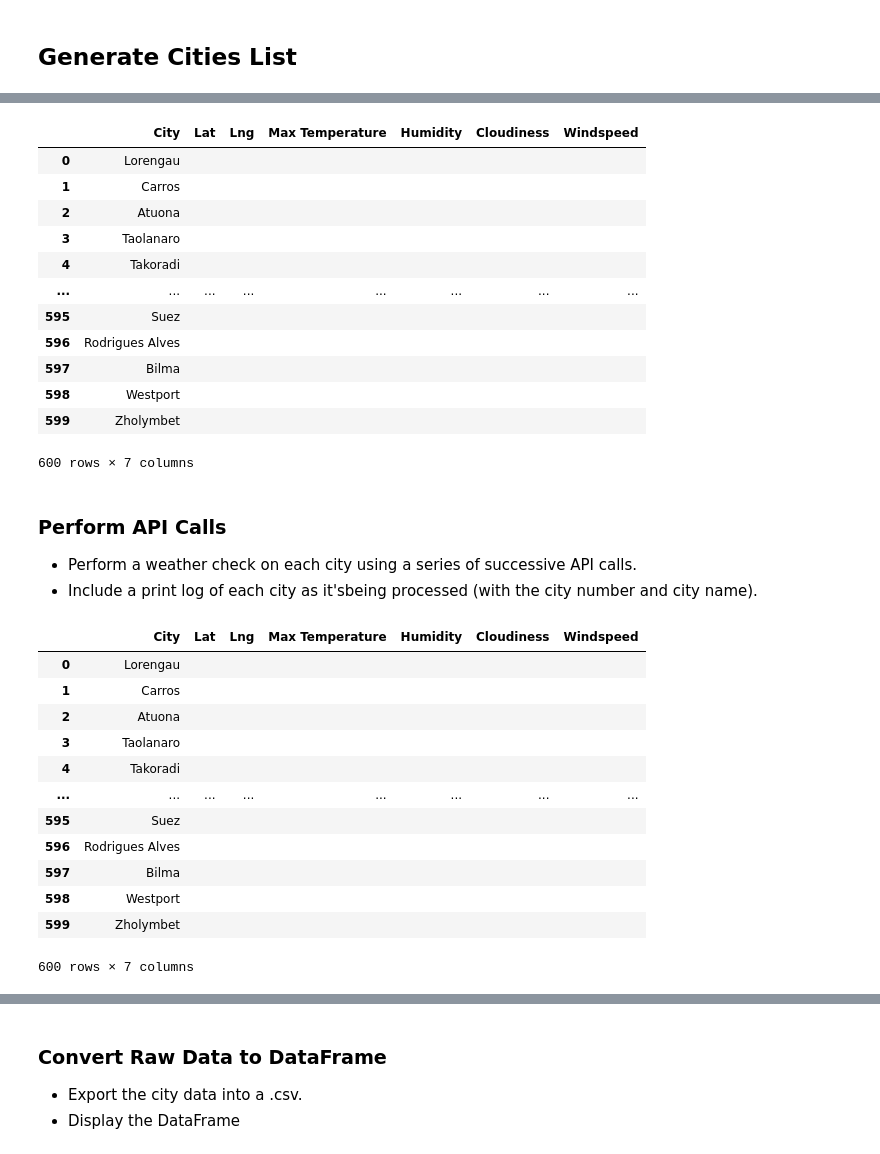
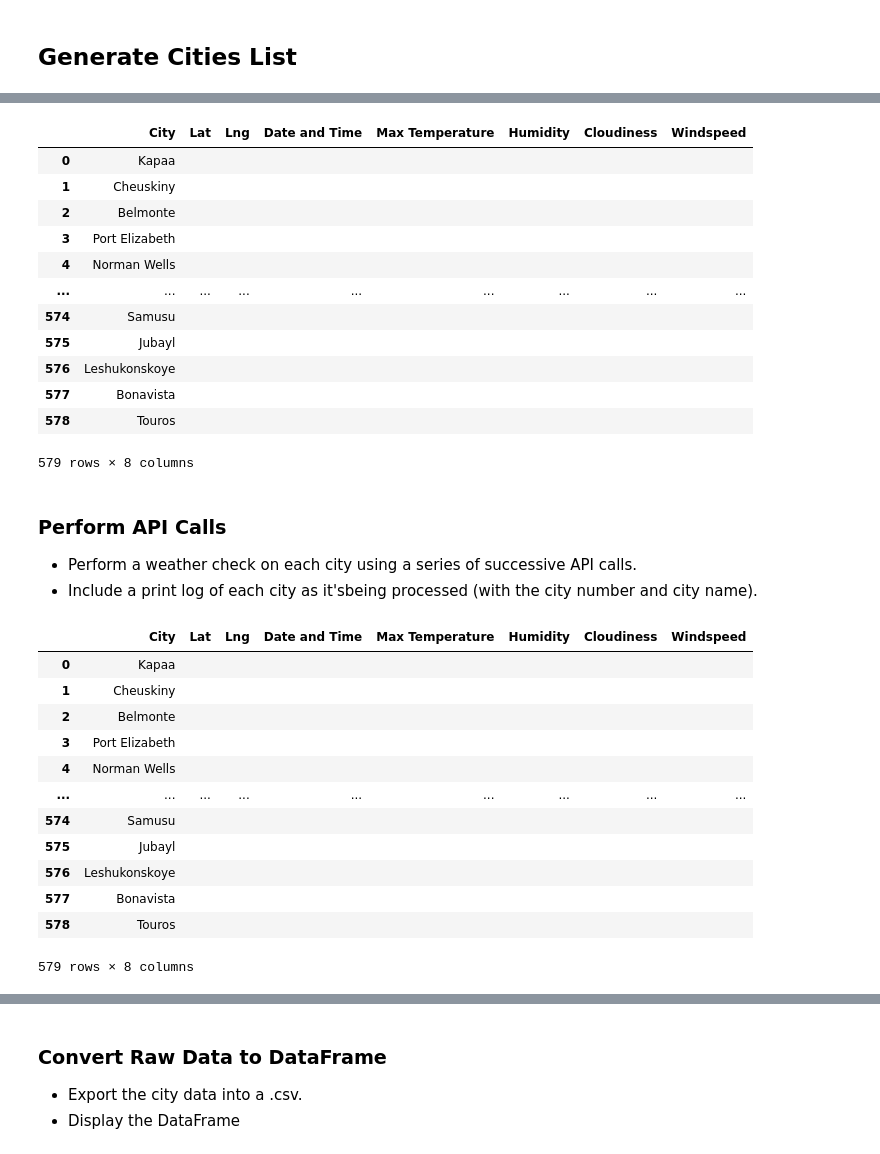
Before and after one commit to CCom20/api-challenge-python, a Jupyter notebook: weatherpy/starter_code/WeatherPy.ipynb, the cells around one changed output, grey strips where cells are left out. Saved outputs shown, nothing was run; the diff lists cells and outputs as text; code cells hidden in the pictures.

```diff
--- a/weatherpy/starter_code/WeatherPy.ipynb
+++ b/weatherpy/starter_code/WeatherPy.ipynb
@@ -58,29 +61,30 @@ len(cities_list)
 # %%
 # Create the Empty DataFrame for the API Calls: Columns == Temperature, Humidity, Cloudiness, Windspeed
 
 cities_df = pd.DataFrame(cities_list)
 cities_df = cities_df.rename(columns={0: "City"})
 cities_df["Lat"] = ""
 cities_df["Lng"] = ""
+cities_df["Date and Time"] = ""
 cities_df["Max Temperature"] = ""
 cities_df["Humidity"] = ""
 cities_df["Cloudiness"] = ""
 cities_df["Windspeed"] = ""
 cities_df
 # %% [output]
-|  | City | Lat | Lng | Max Temperature | Humidity | Cloudiness | Windspeed |
-| 0 | Lorengau |  |  |  |  |  |  |
-| 1 | Carros |  |  |  |  |  |  |
-| 2 | Atuona |  |  |  |  |  |  |
-| 3 | Taolanaro |  |  |  |  |  |  |
-| 4 | Takoradi |  |  |  |  |  |  |
-| ... | ... | ... | ... | ... | ... | ... | ... |
-| 595 | Suez |  |  |  |  |  |  |
-| 596 | Rodrigues Alves |  |  |  |  |  |  |
-| 597 | Bilma |  |  |  |  |  |  |
-| 598 | Westport |  |  |  |  |  |  |
-| 599 | Zholymbet |  |  |  |  |  |  |
+|  | City | Lat | Lng | Date and Time | Max Temperature | Humidity | Cloudiness | Windspeed |
+| 0 | Kapaa |  |  |  |  |  |  |  |
+| 1 | Cheuskiny |  |  |  |  |  |  |  |
+| 2 | Belmonte |  |  |  |  |  |  |  |
+| 3 | Port Elizabeth |  |  |  |  |  |  |  |
+| 4 | Norman Wells |  |  |  |  |  |  |  |
+| ... | ... | ... | ... | ... | ... | ... | ... | ... |
+| 574 | Samusu |  |  |  |  |  |  |  |
+| 575 | Jubayl |  |  |  |  |  |  |  |
+| 576 | Leshukonskoye |  |  |  |  |  |  |  |
+| 577 | Bonavista |  |  |  |  |  |  |  |
+| 578 | Touros |  |  |  |  |  |  |  |
-600 rows × 7 columns
+579 rows × 8 columns
 # %% [markdown]
 ### Perform API Calls
 * Perform a weather check on each city using a series of successive API calls.
@@ -129,19 +136,19 @@ base_weather_url = "http://api.openweathermap.org/data/2.5/weather?q="
 # Display empty DataFrame, just as a reminder
 cities_df
 # %% [output]
-|  | City | Lat | Lng | Max Temperature | Humidity | Cloudiness | Windspeed |
-| 0 | Lorengau |  |  |  |  |  |  |
-| 1 | Carros |  |  |  |  |  |  |
-| 2 | Atuona |  |  |  |  |  |  |
-| 3 | Taolanaro |  |  |  |  |  |  |
-| 4 | Takoradi |  |  |  |  |  |  |
-| ... | ... | ... | ... | ... | ... | ... | ... |
-| 595 | Suez |  |  |  |  |  |  |
-| 596 | Rodrigues Alves |  |  |  |  |  |  |
-| 597 | Bilma |  |  |  |  |  |  |
-| 598 | Westport |  |  |  |  |  |  |
-| 599 | Zholymbet |  |  |  |  |  |  |
+|  | City | Lat | Lng | Date and Time | Max Temperature | Humidity | Cloudiness | Windspeed |
+| 0 | Kapaa |  |  |  |  |  |  |  |
+| 1 | Cheuskiny |  |  |  |  |  |  |  |
+| 2 | Belmonte |  |  |  |  |  |  |  |
+| 3 | Port Elizabeth |  |  |  |  |  |  |  |
+| 4 | Norman Wells |  |  |  |  |  |  |  |
+| ... | ... | ... | ... | ... | ... | ... | ... | ... |
+| 574 | Samusu |  |  |  |  |  |  |  |
+| 575 | Jubayl |  |  |  |  |  |  |  |
+| 576 | Leshukonskoye |  |  |  |  |  |  |  |
+| 577 | Bonavista |  |  |  |  |  |  |  |
+| 578 | Touros |  |  |  |  |  |  |  |
-600 rows × 7 columns
+579 rows × 8 columns
 # %%
 #  for index, row in cities_pd.iterrows():
 
```
Also changed, not shown: parts of 8 cells of this notebook, 1 other file.
